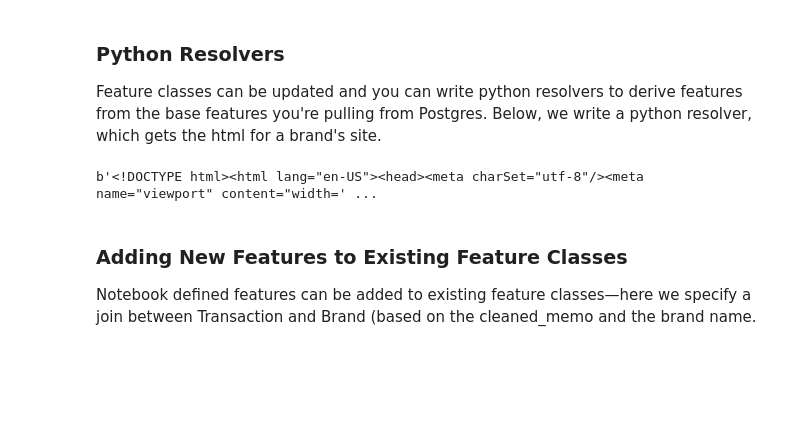
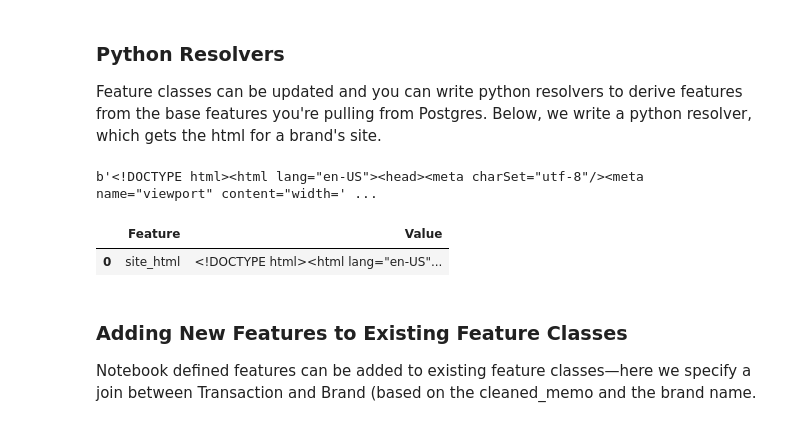
Before and after one commit to chalk-ai/transaction-example, a Jupyter notebook: notebooks/notebook_development.ipynb, the cells around one changed output. Drawn from its saved outputs; the diff is of its cells as text; code cells hidden in the pictures; blank space fills up the shorter version.

```diff
--- a/notebooks/notebook_development.ipynb
+++ b/notebooks/notebook_development.ipynb
@@ -209,8 +238,11 @@ b'<!DOCTYPE html><html lang="en-US"><head><meta charSet="utf-8"/><meta name="vie
 # %%
 # Run an online query For new features
 client.query(
     input={
-        Brand.id: 153,
+        Brand.id: 1,
     },
     output=[Brand.site_html]
 )
+# %% [output]
+|  | Feature | Value |
+| 0 | site_html | <!DOCTYPE html><html lang="en-US"... |
```
Also changed, not shown: parts of 11 cells of this notebook.
